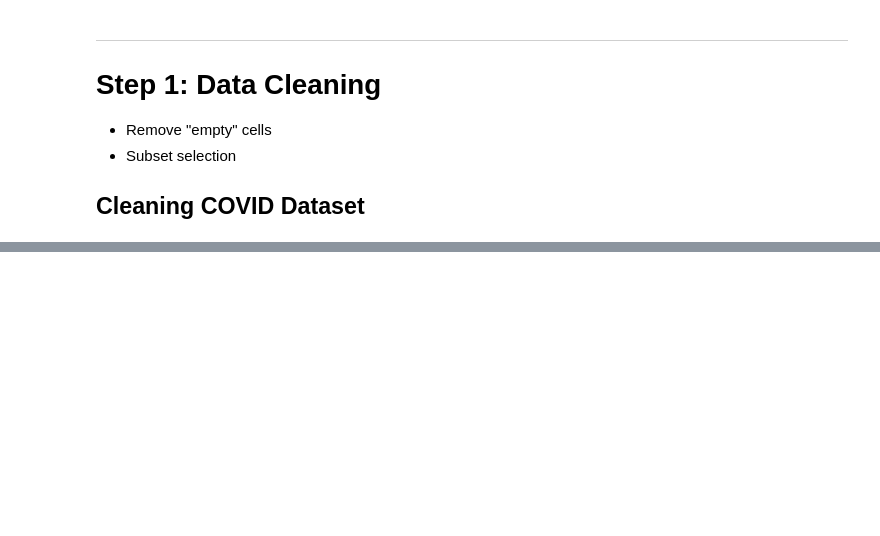
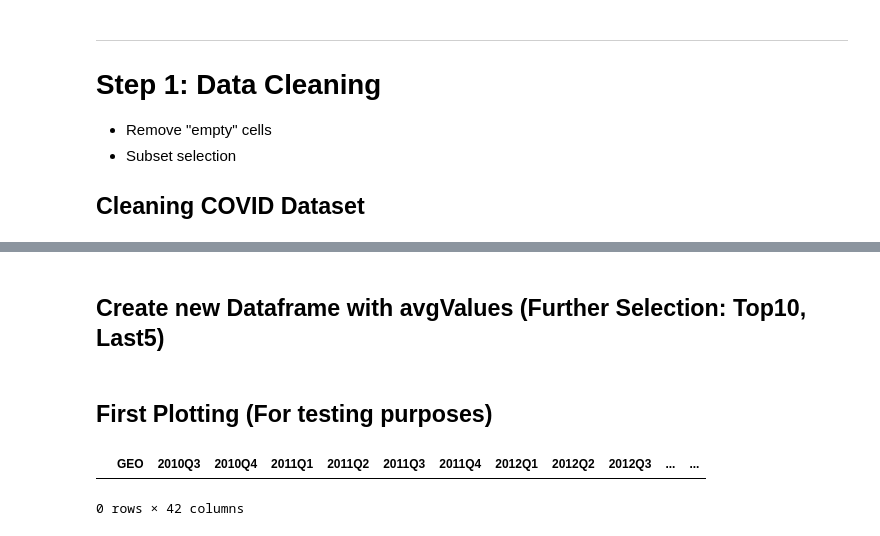
Before and after one commit to tDalile/data-mining, a Jupyter notebook: project/influence-gdp.ipynb, the cells around one changed output, grey strips where cells are left out. Cells and saved outputs as stored; diff of their text form; code cells hidden in the pictures; blank space fills up the shorter version.

Commit message:
attempted joining and plotting

```diff
--- a/project/influence-gdp.ipynb
+++ b/project/influence-gdp.ipynb
@@ -300,0 +254,38 @@ memory usage: 57.0+ KB
+# %% [markdown]
+## Create new Dataframe with avgValues (Further Selection: Top10, Last5)
+# %%
+test.iloc[:,1:] = test.iloc[:,1:].apply(pd.to_numeric)
+avgGDP = test.filter(regex='GEO').copy()
+#avg['mean'] = test.iloc[:,1:].mean(axis=1)
+avgGDP['MEAN'] = test.iloc[:,1:].mean(axis=1)
+
+# NA -> Not Available
+# NaN -> Not a Number
+avgGDP = avgGDP.dropna(axis=0, how='any')
+
+avgGDP.sort_values(by=['MEAN'], ascending=False, inplace=True)
+
+avgGDP.head(15)
+#avgGDP.tail(10)
+
+
+top5 = avgGDP.head(10)['GEO']
+
+avgGDP.sort_values(by=['MEAN'], ascending=True, inplace=True)
+last5 = avgGDP.head(5)['GEO']
+# %% [markdown]
+## First Plotting (For testing purposes)
+# %%
+#a=test.to_string(index=False)
+#print (a)
+list(test.iloc[1:1])
+test.iloc[1:1]
+
+
+######## TESTING AREA ##########################
+## inner join
+#pd.merge(test, top5, on='GEO', how='inner').plot(y='GEO')
+################################################
+# %% [output]
+|  | GEO | 2010Q3 | 2010Q4 | 2011Q1 | 2011Q2 | 2011Q3 | 2011Q4 | 2012Q1 | 2012Q2 | 2012Q3 | ... | ... |
+0 rows × 42 columns
```
Also changed, not shown: parts of 6 cells of this notebook.
